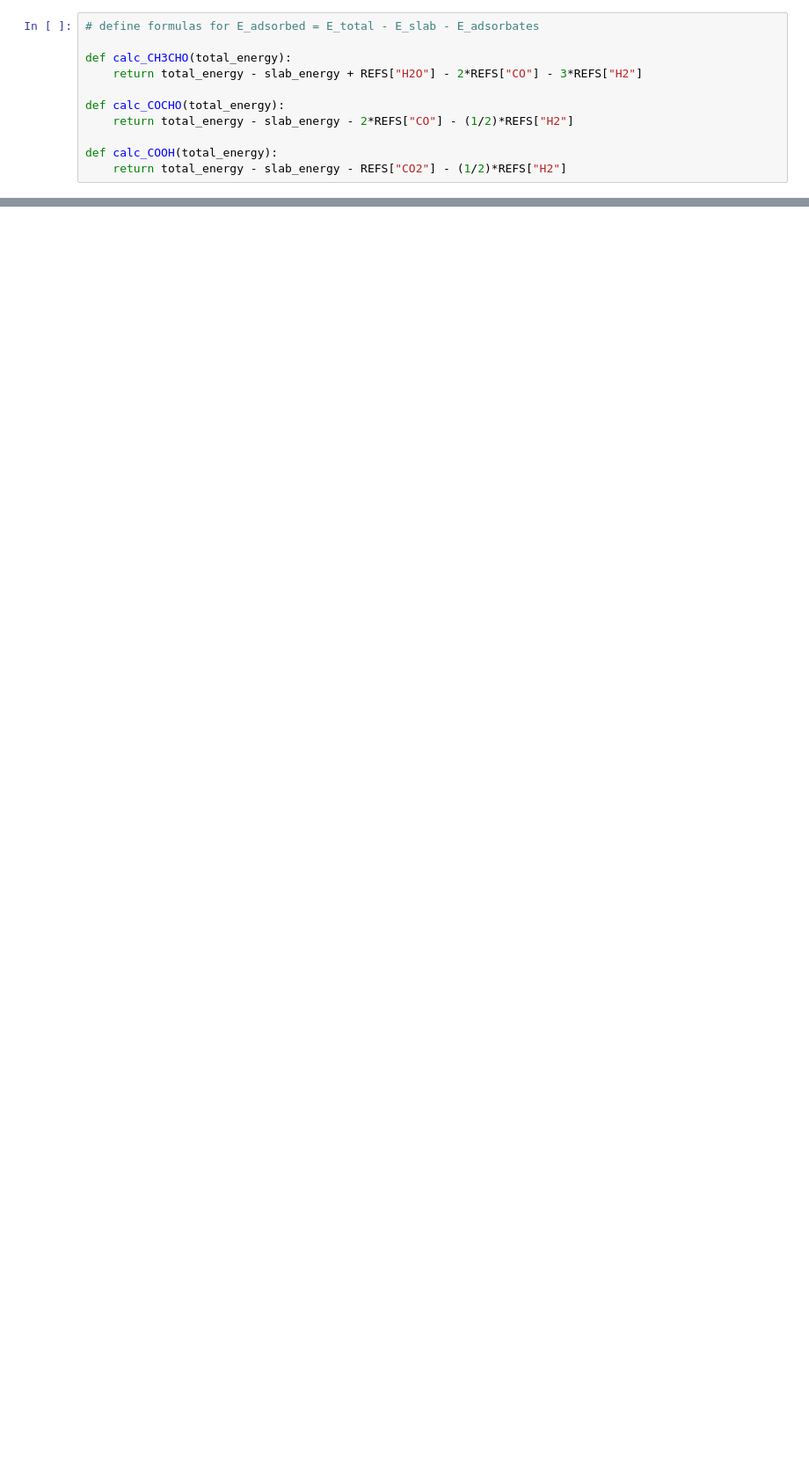
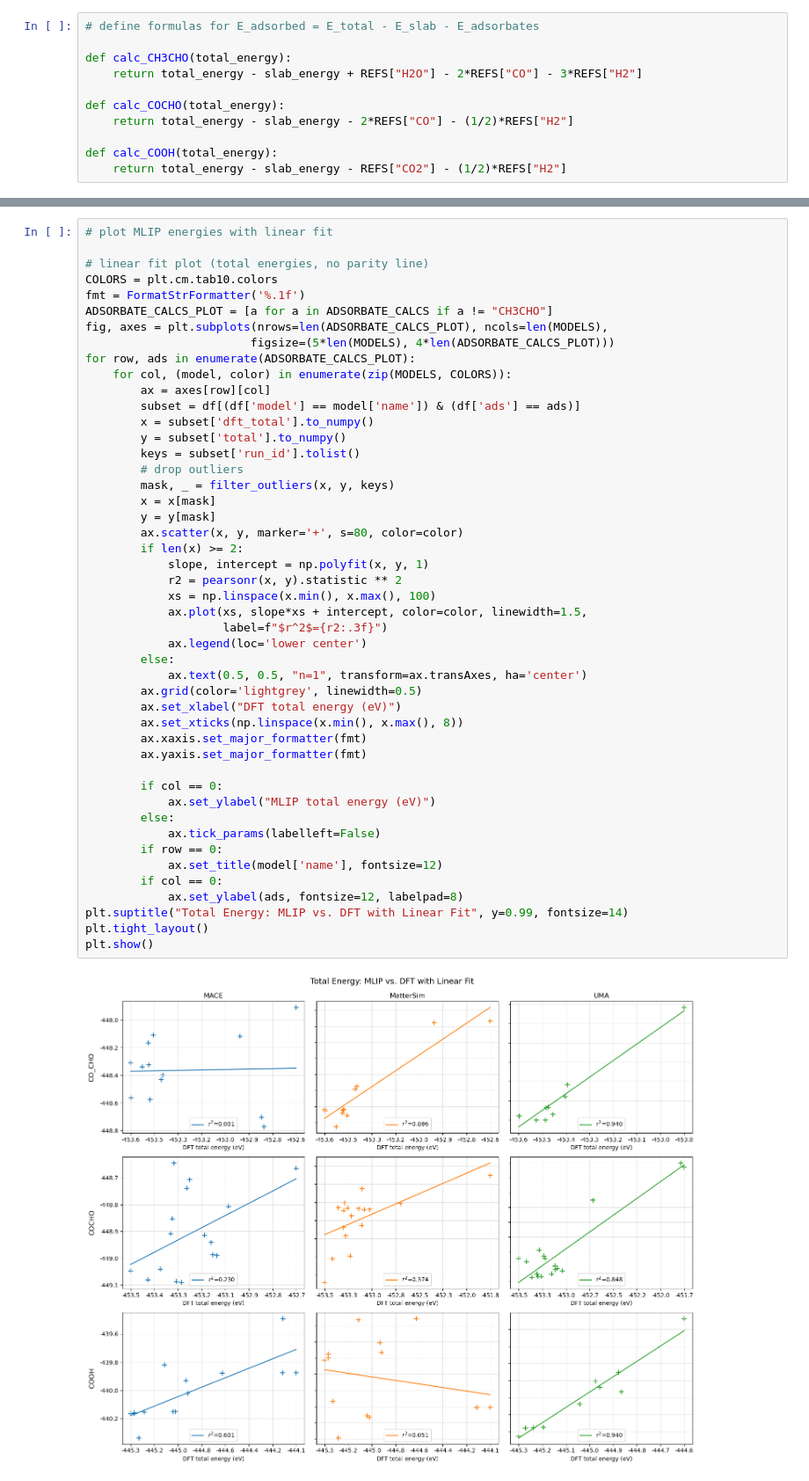
Before and after one commit to zbschwab/mlip-dft-relaxed-comparison, a Jupyter notebook: YPdCu_slab/mlips-relaxed-dft-benchmark.ipynb, the cells around one changed output, grey strips where cells are left out. Shown at 88% size. Cells and saved outputs as stored; diff of their text form; blank space fills up the shorter version.

```diff
--- a/YPdCu_slab/mlips-relaxed-dft-benchmark.ipynb
+++ b/YPdCu_slab/mlips-relaxed-dft-benchmark.ipynb
@@ -383,0 +419,49 @@ COOH_YO4PdCu_2                      5.780      4.569      1.211
+# %%
+# plot MLIP energies with linear fit
+
+# linear fit plot (total energies, no parity line)
+COLORS = plt.cm.tab10.colors
+fmt = FormatStrFormatter('%.1f')
+ADSORBATE_CALCS_PLOT = [a for a in ADSORBATE_CALCS if a != "CH3CHO"]
+fig, axes = plt.subplots(nrows=len(ADSORBATE_CALCS_PLOT), ncols=len(MODELS),
+                        figsize=(5*len(MODELS), 4*len(ADSORBATE_CALCS_PLOT)))
+for row, ads in enumerate(ADSORBATE_CALCS_PLOT):
+    for col, (model, color) in enumerate(zip(MODELS, COLORS)):
+        ax = axes[row][col]
+        subset = df[(df['model'] == model['name']) & (df['ads'] == ads)]
+        x = subset['dft_total'].to_numpy()
+        y = subset['total'].to_numpy()
+        keys = subset['run_id'].tolist()
+        # drop outliers
+        mask, _ = filter_outliers(x, y, keys)
+        x = x[mask]
+        y = y[mask]
+        ax.scatter(x, y, marker='+', s=80, color=color)
+        if len(x) >= 2:
+            slope, intercept = np.polyfit(x, y, 1)
+            r2 = pearsonr(x, y).statistic ** 2
+            xs = np.linspace(x.min(), x.max(), 100)
+            ax.plot(xs, slope*xs + intercept, color=color, linewidth=1.5,
+                    label=f"$r^2$={r2:.3f}")
+            ax.legend(loc='lower center')
+        else:
+            ax.text(0.5, 0.5, "n=1", transform=ax.transAxes, ha='center')
+        ax.grid(color='lightgrey', linewidth=0.5)
+        ax.set_xlabel("DFT total energy (eV)")
+        ax.set_xticks(np.linspace(x.min(), x.max(), 8))
+        ax.xaxis.set_major_formatter(fmt)
+        ax.yaxis.set_major_formatter(fmt)
+
+        if col == 0:
+            ax.set_ylabel("MLIP total energy (eV)")
+        else:
+            ax.tick_params(labelleft=False)
+        if row == 0:
+            ax.set_title(model['name'], fontsize=12)
+        if col == 0:
+            ax.set_ylabel(ads, fontsize=12, labelpad=8)
+plt.suptitle("Total Energy: MLIP vs. DFT with Linear Fit", y=0.99, fontsize=14)
+plt.tight_layout()
+plt.show()
+# %% [output]
+[figure, added]
```
Also changed, not shown: parts of 26 cells of this notebook.
